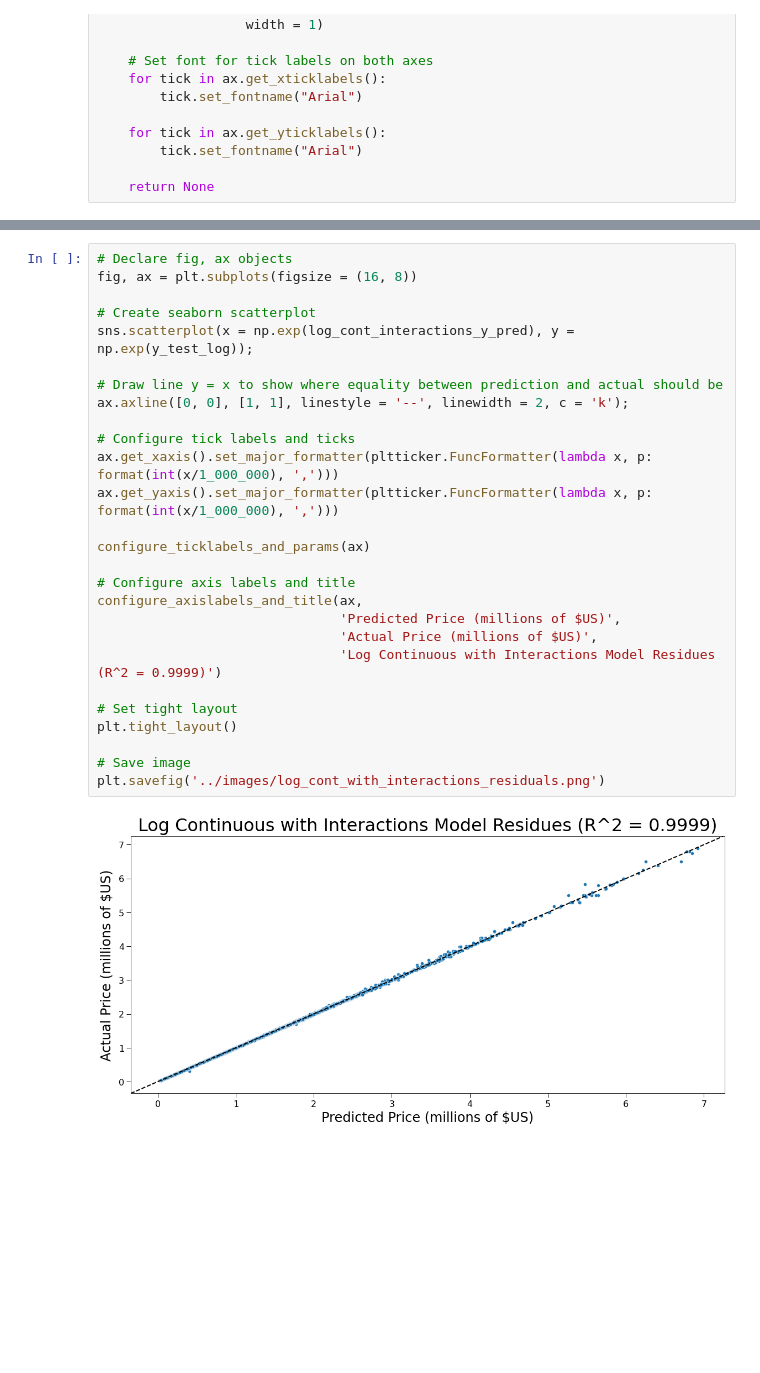
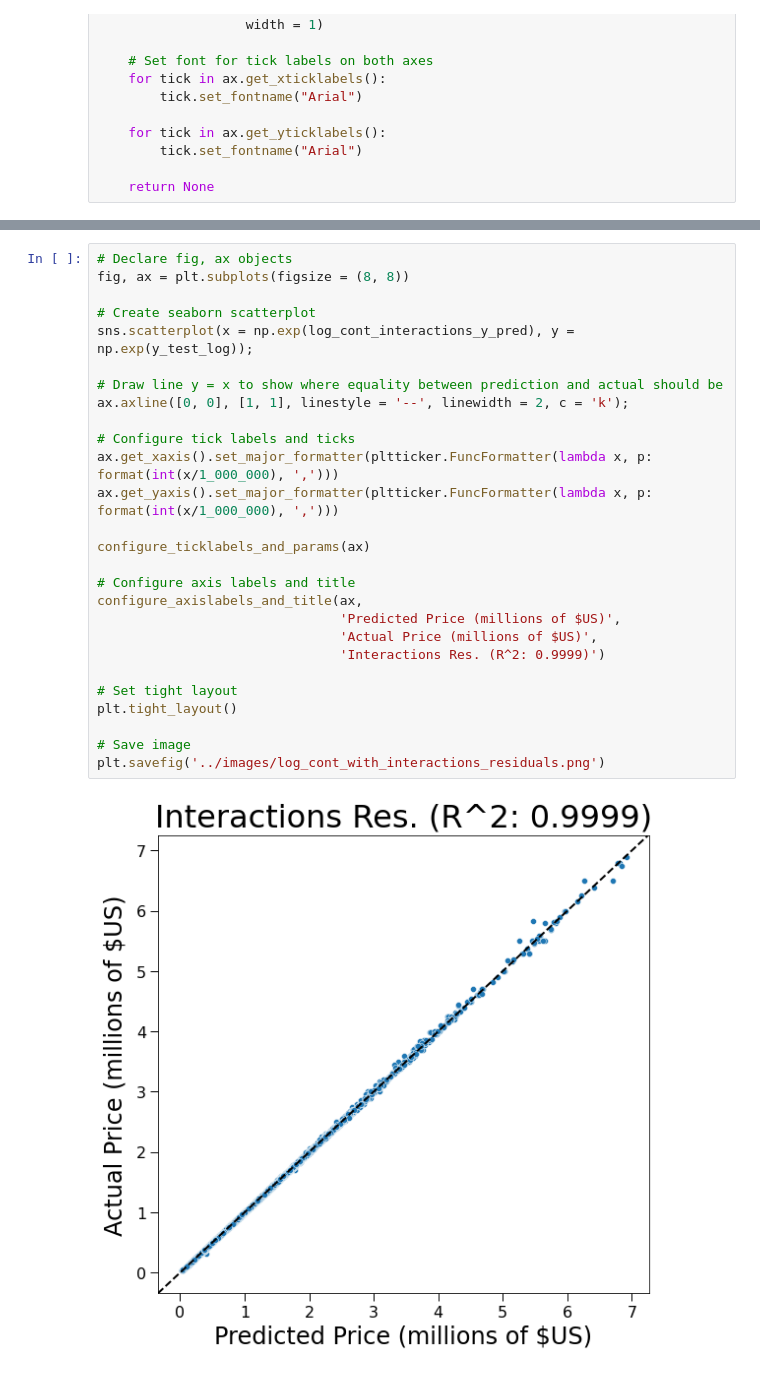
Before and after one commit to JoshuaGottlieb/King-County-Analysis, a Jupyter notebook: notebooks/Visualizations.ipynb, the cells around one changed output, grey strips where cells are left out. Cells and saved outputs as stored; diff of their text form; blank space fills up the shorter version.

```diff
--- a/notebooks/Visualizations.ipynb
+++ b/notebooks/Visualizations.ipynb
@@ -314,29 +330,29 @@ plt.savefig('../images/log_cont_residuals.png')
 # %%
 # Declare fig, ax objects
-fig, ax = plt.subplots(figsize = (16, 8))
+fig, ax = plt.subplots(figsize = (8, 8))
 
 # Create seaborn scatterplot
 sns.scatterplot(x = np.exp(log_cont_interactions_y_pred), y = np.exp(y_test_log));
 
 # Draw line y = x to show where equality between prediction and actual should be
 ax.axline([0, 0], [1, 1], linestyle = '--', linewidth = 2, c = 'k');
 
 # Configure tick labels and ticks
 ax.get_xaxis().set_major_formatter(pltticker.FuncFormatter(lambda x, p: format(int(x/1_000_000), ',')))
 ax.get_yaxis().set_major_formatter(pltticker.FuncFormatter(lambda x, p: format(int(x/1_000_000), ',')))
 
 configure_ticklabels_and_params(ax)
 
 # Configure axis labels and title
 configure_axislabels_and_title(ax,
                                'Predicted Price (millions of $US)',
                                'Actual Price (millions of $US)',
-                               'Log Continuous with Interactions Model Residues (R^2 = 0.9999)')
+                               'Interactions Res. (R^2: 0.9999)')
 
 # Set tight layout
 plt.tight_layout()
 
 # Save image
 plt.savefig('../images/log_cont_with_interactions_residuals.png')
 # %% [output]
-[figure, old version]
+[figure, new version]
```
Also changed, not shown: parts of 5 cells of this notebook, 8 other files.
